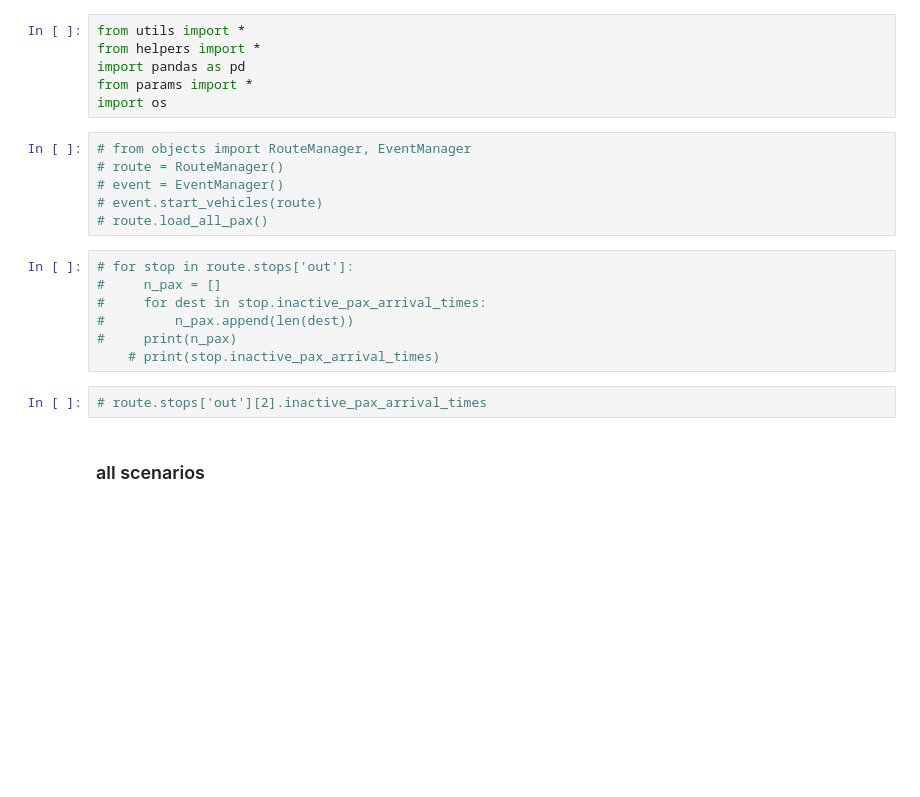
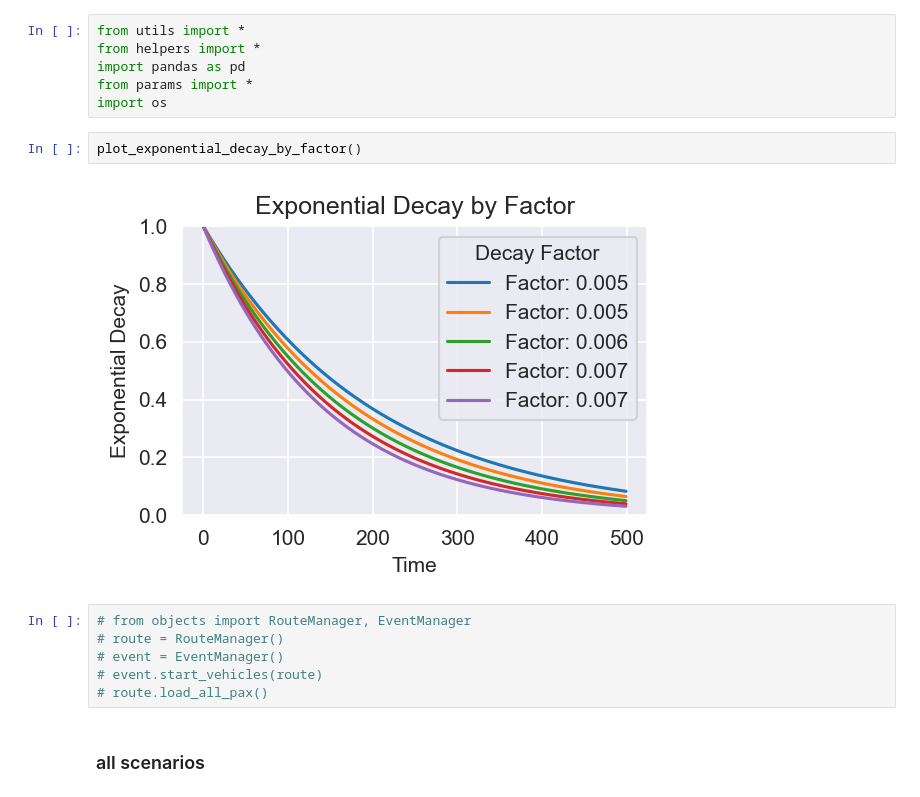
Before and after one commit to joerovar/flex-bus-sim, a Jupyter notebook: test.ipynb, the cells around one changed output. Drawn from its saved outputs; the diff is of its cells as text; blank space fills up the shorter version.

```diff
--- a/test.ipynb
+++ b/test.ipynb
@@ -4,21 +4,16 @@ from helpers import *
 import pandas as pd
 from params import *
 import os
+# %%
+plot_exponential_decay_by_factor()
+# %% [output]
+[figure, added]
 # %%
 # from objects import RouteManager, EventManager
 # route = RouteManager()
 # event = EventManager()
 # event.start_vehicles(route)
 # route.load_all_pax()
-# %%
-# for stop in route.stops['out']:
-#     n_pax = []
-#     for dest in stop.inactive_pax_arrival_times:
-#         n_pax.append(len(dest))
-#     print(n_pax)
-    # print(stop.inactive_pax_arrival_times)
-# %%
-# route.stops['out'][2].inactive_pax_arrival_times
 # %% [markdown]
 ### all scenarios
 # %%
```
Also changed, not shown: parts of 22 cells of this notebook, 5 other files.
